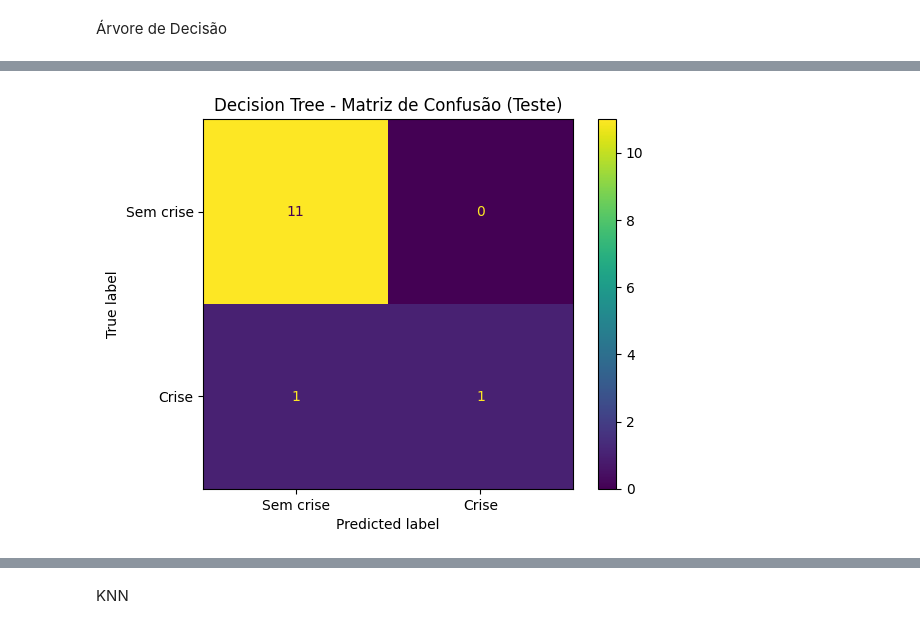
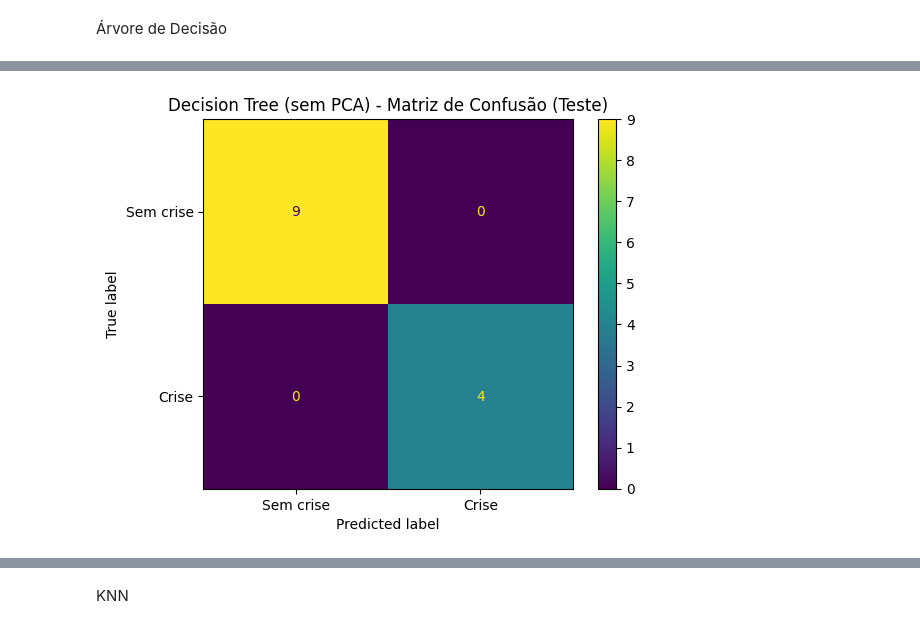
Before and after one commit to tcc-financial-crisis/clusterizacao, a Jupyter notebook: sprint1.ipynb, the cells around one changed output, grey strips where cells are left out. Saved outputs shown, nothing was run; the diff lists cells and outputs as text; code cells hidden in the pictures.

```diff
--- a/sprint1.ipynb
+++ b/sprint1.ipynb
@@ -38,15 +50,23 @@ Divisão entre dados de treino e teste
 # %%
 from sklearn.model_selection import train_test_split
 
-X = df_pca[features]
-y = df_pca["crisis_next_12m"]
+X_no_pca = df_no_pca[features]
+X_pca = df_pca[["pca_1", "pca_2"]]
+y = df_no_pca["crisis_next_12m"]
 
-X_train, X_test, y_train, y_test = train_test_split(
-    X,
+X_train_no_pca, X_test_no_pca, y_train_no_pca, y_test_no_pca = train_test_split(
+    X_no_pca,
     y,
     test_size=0.3,
     random_state=42
 )
+
+X_train_pca, X_test_pca, y_train_pca, y_test_pca = train_test_split(
+    X_pca,
+    y,
+    test_size=0.3,
+    random_state=42
+)
 # %% [markdown]
 Função base de treino, teste e plot dos modelos
 # %%
@@ -95,46 +115,75 @@ param_grid = {
 # ===== MODELO BASE =====
 tree = DecisionTreeClassifier(random_state=42)
 
-# ===== GRID SEARCH =====
-grid = GridSearchCV(
+# ===== TREINAR SEM PCA =====
+grid_no_pca = GridSearchCV(
     tree,
     param_grid,
     cv=5,
     scoring="f1",
     n_jobs=-1
 )
+grid_no_pca.fit(X_train_no_pca, y_train_no_pca)
 
-# ===== TREINAR =====
-grid.fit(X_train, y_train)
+best_tree_no_pca = grid_no_pca.best_estimator_
 
-# ===== MELHOR MODELO =====
-best_tree = grid.best_estimator_
+print("Melhores parâmetros (sem PCA):")
+print(grid_no_pca.best_params_)
 
-print("Melhores parâmetros:")
-print(grid.best_params_)
-
-# ===== AVALIAÇÃO =====
 avaliar_modelo(
-    best_tree,
-    X_train,
-    X_test,
-    y_train,
-    y_test,
-    nome_modelo="Decision Tree"
+    best_tree_no_pca,
+    X_train_no_pca,
+    X_test_no_pca,
+    y_train_no_pca,
+    y_test_no_pca,
+    nome_modelo="Decision Tree (sem PCA)"
 )
 
-# ===== PLOT DA ÁRVORE =====
 plt.figure(figsize=(20,10))
-
 plot_tree(
-    best_tree,
+    best_tree_no_pca,
     feature_names=features,
     class_names=["Sem crise", "Crise"],
     filled=True,
     rounded=True,
     fontsize=10
 )
+plt.title("Melhor Árvore de Decisão (sem PCA)")
+plt.show()
 
-plt.title("Melhor Árvore de Decisão")
+# ===== TREINAR COM PCA =====
+grid_pca = GridSearchCV(
+    tree,
+    param_grid,
+    cv=5,
+    scoring="f1",
+    n_jobs=-1
+)
+grid_pca.fit(X_train_pca, y_train_pca)
+
+best_tree_pca = grid_pca.best_estimator_
+
+print("Melhores parâmetros (PCA):")
+print(grid_pca.best_params_)
+
+avaliar_modelo(
+    best_tree_pca,
+    X_train_pca,
+    X_test_pca,
+    y_train_pca,
+    y_test_pca,
+    nome_modelo="Decision Tree (PCA)"
+)
+
+plt.figure(figsize=(20,10))
+plot_tree(
+    best_tree_pca,
+    feature_names=["pca_1", "pca_2"],
+    class_names=["Sem crise", "Crise"],
+    filled=True,
+    rounded=True,
+    fontsize=10
+)
+plt.title("Melhor Árvore de Decisão (PCA)")
 plt.show()
 # %% [output]
@@ -156 +205 @@ weighted avg       0.93      0.92      0.91        13
-[figure, old version]
+[figure, new version]
```
Also changed, not shown: parts of 5 cells of this notebook.
